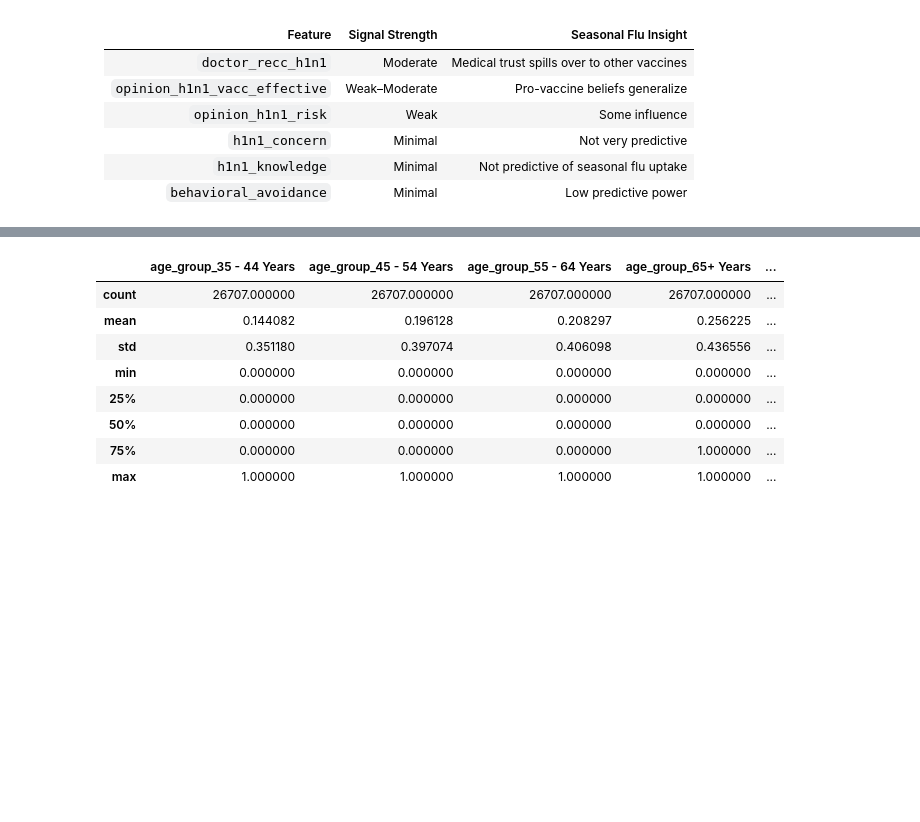
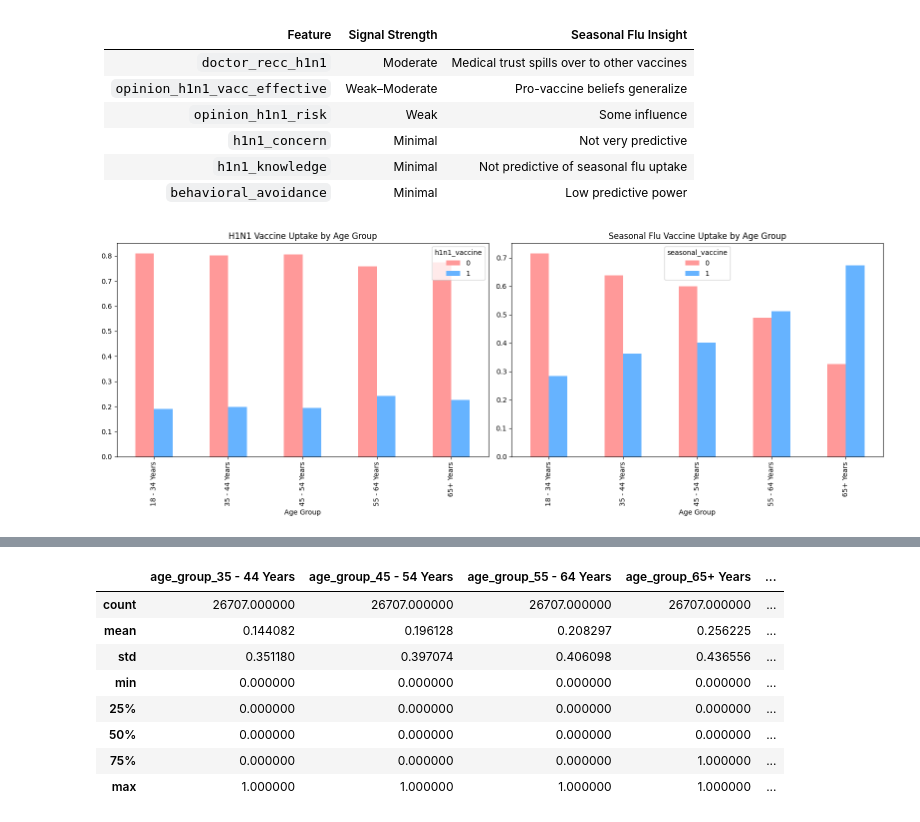
Before and after one commit to Amoitw/Predicting-Vaccines-Uptake, a Jupyter notebook: notebook.ipynb, the cells around one changed output, grey strips where cells are left out. Saved outputs shown, nothing was run; the diff lists cells and outputs as text; code cells hidden in the pictures; blank space fills up the shorter version.

```diff
--- a/notebook.ipynb
+++ b/notebook.ipynb
@@ -406,3 +406,19 @@ plt.show()
 | `h1n1_concern`                |  Minimal        | Not very predictive                         |
 | `h1n1_knowledge`              |  Minimal        | Not predictive of seasonal flu uptake       |
 | `behavioral_avoidance`        |  Minimal        | Low predictive power                        |
+# %%
+# plot combined Vaccine Uptake by Age Group
+age_groups = data['age_group'].value_counts().index.tolist()
+h1n1_counts = data.groupby('age_group')['h1n1_vaccine'].value_counts(normalize=True).unstack().fillna(0)
+seasonal_counts = data.groupby('age_group')['seasonal_vaccine'].value_counts(normalize=True).unstack().fillna(0)
+fig, axes = plt.subplots(1, 2, figsize=(16, 6))
+h1n1_counts.plot(kind='bar', ax=axes[0], color=['#FF9999', '#66B3FF'])
+axes[0].set_title("H1N1 Vaccine Uptake by Age Group")
+axes[0].set_xlabel("Age Group")
+seasonal_counts.plot(kind='bar', ax=axes[1], color=['#FF9999', '#66B3FF'])
+axes[1].set_title("Seasonal Flu Vaccine Uptake by Age Group")
+axes[1].set_xlabel("Age Group")
+plt.tight_layout()
+plt.show()
+# %% [output]
+[figure, added]
```
Also changed, not shown: parts of 4 cells of this notebook, 2 other files.
